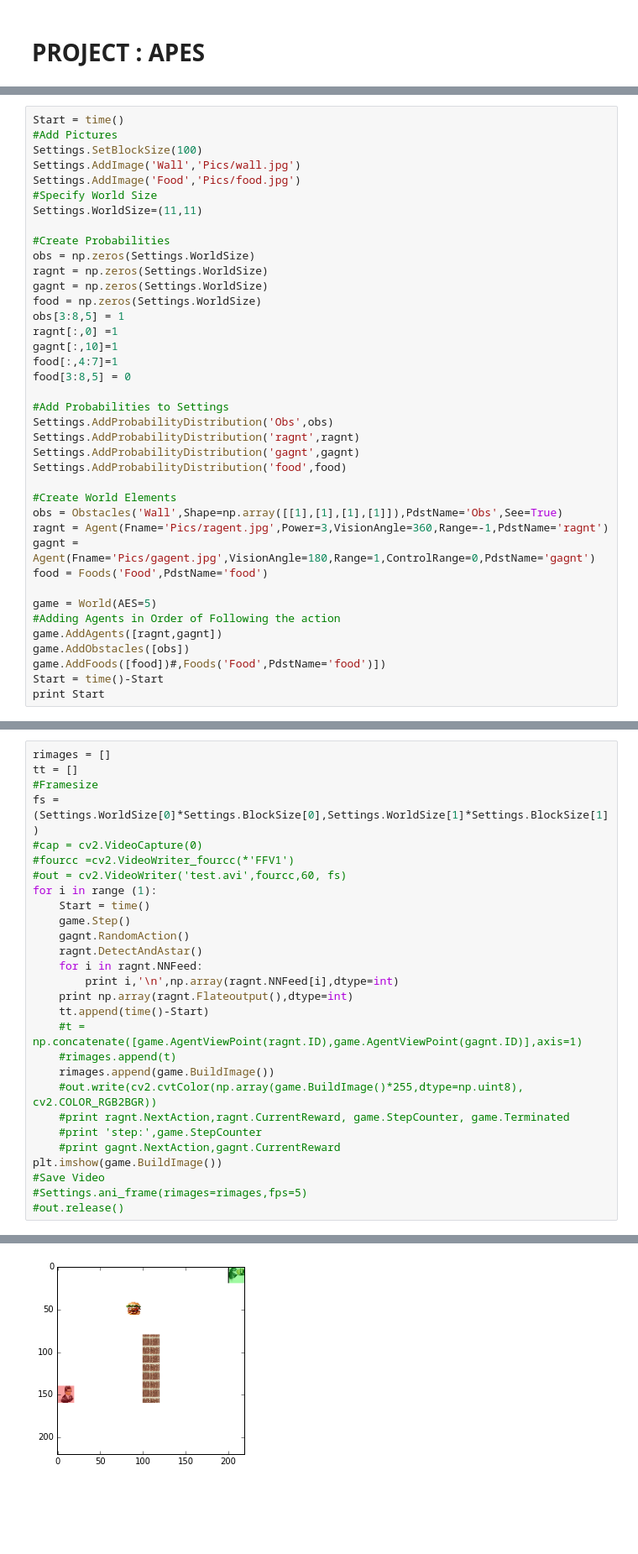
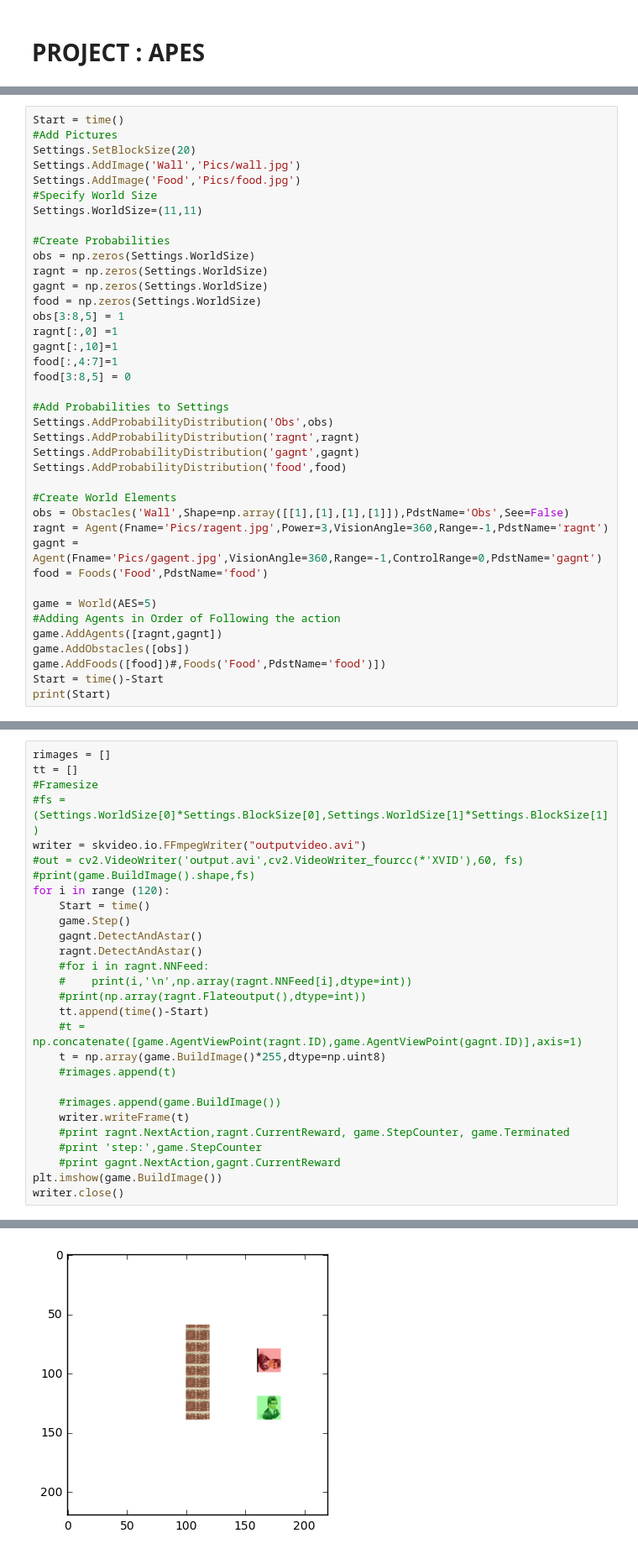
Before and after one commit to aqeel13932/APES_PT, a Jupyter notebook: FinalVersion.ipynb, the cells around one changed output, grey strips where cells are left out. Shown at 84% size. Cells and saved outputs as stored; diff of their text form; blank space fills up the shorter version.

```diff
--- a/FinalVersion.ipynb
+++ b/FinalVersion.ipynb
@@ -14,7 +16,7 @@ import cv2
 # %%
 Start = time()
 #Add Pictures
-Settings.SetBlockSize(100)
+Settings.SetBlockSize(20)
 Settings.AddImage('Wall','Pics/wall.jpg')
 Settings.AddImage('Food','Pics/food.jpg')
 #Specify World Size
@@ -38,9 +40,9 @@ Settings.AddProbabilityDistribution('gagnt',gagnt)
 Settings.AddProbabilityDistribution('food',food)
 
 #Create World Elements
-obs = Obstacles('Wall',Shape=np.array([[1],[1],[1],[1]]),PdstName='Obs',See=True)
+obs = Obstacles('Wall',Shape=np.array([[1],[1],[1],[1]]),PdstName='Obs',See=False)
 ragnt = Agent(Fname='Pics/ragent.jpg',Power=3,VisionAngle=360,Range=-1,PdstName='ragnt')
-gagnt = Agent(Fname='Pics/gagent.jpg',VisionAngle=180,Range=1,ControlRange=0,PdstName='gagnt')
+gagnt = Agent(Fname='Pics/gagent.jpg',VisionAngle=360,Range=-1,ControlRange=0,PdstName='gagnt')
 food = Foods('Food',PdstName='food')
 
 game = World(AES=5)
@@ -49,5 +51,5 @@ game.AddAgents([ragnt,gagnt])
 game.AddObstacles([obs])
 game.AddFoods([food])#,Foods('Food',PdstName='food')])
 Start = time()-Start
-print Start
+print(Start)
 # %% [output]
@@ -88,28 +72,28 @@ plt.imshow(game.BuildImage())
 rimages = []
 tt = []
 #Framesize
-fs = (Settings.WorldSize[0]*Settings.BlockSize[0],Settings.WorldSize[1]*Settings.BlockSize[1])
-#cap = cv2.VideoCapture(0)
-#fourcc =cv2.VideoWriter_fourcc(*'FFV1')
-#out = cv2.VideoWriter('test.avi',fourcc,60, fs)
-for i in range (1):
+#fs = (Settings.WorldSize[0]*Settings.BlockSize[0],Settings.WorldSize[1]*Settings.BlockSize[1])
+writer = skvideo.io.FFmpegWriter("outputvideo.avi")
+#out = cv2.VideoWriter('output.avi',cv2.VideoWriter_fourcc(*'XVID'),60, fs)
+#print(game.BuildImage().shape,fs)
+for i in range (120):
     Start = time()
     game.Step()
-    gagnt.RandomAction()
+    gagnt.DetectAndAstar()
     ragnt.DetectAndAstar()
-    for i in ragnt.NNFeed:
-        print i,'\n',np.array(ragnt.NNFeed[i],dtype=int)
-    print np.array(ragnt.Flateoutput(),dtype=int)
+    #for i in ragnt.NNFeed:
+    #    print(i,'\n',np.array(ragnt.NNFeed[i],dtype=int))
+    #print(np.array(ragnt.Flateoutput(),dtype=int))
     tt.append(time()-Start)
     #t = np.concatenate([game.AgentViewPoint(ragnt.ID),game.AgentViewPoint(gagnt.ID)],axis=1)
+    t = np.array(game.BuildImage()*255,dtype=np.uint8)
     #rimages.append(t)
-    rimages.append(game.BuildImage())
-    #out.write(cv2.cvtColor(np.array(game.BuildImage()*255,dtype=np.uint8), cv2.COLOR_RGB2BGR))
+
+    #rimages.append(game.BuildImage())
+    writer.writeFrame(t)
     #print ragnt.NextAction,ragnt.CurrentReward, game.StepCounter, game.Terminated
     #print 'step:',game.StepCounter
     #print gagnt.NextAction,gagnt.CurrentReward
 plt.imshow(game.BuildImage())
-#Save Video
-#Settings.ani_frame(rimages=rimages,fps=5)
-#out.release()
+writer.close()
 # %% [output]
@@ -134 +100 @@ observed
-[figure, old version]
+[figure, new version]
```
Also changed, not shown: parts of 19 cells of this notebook, 1 other file.
